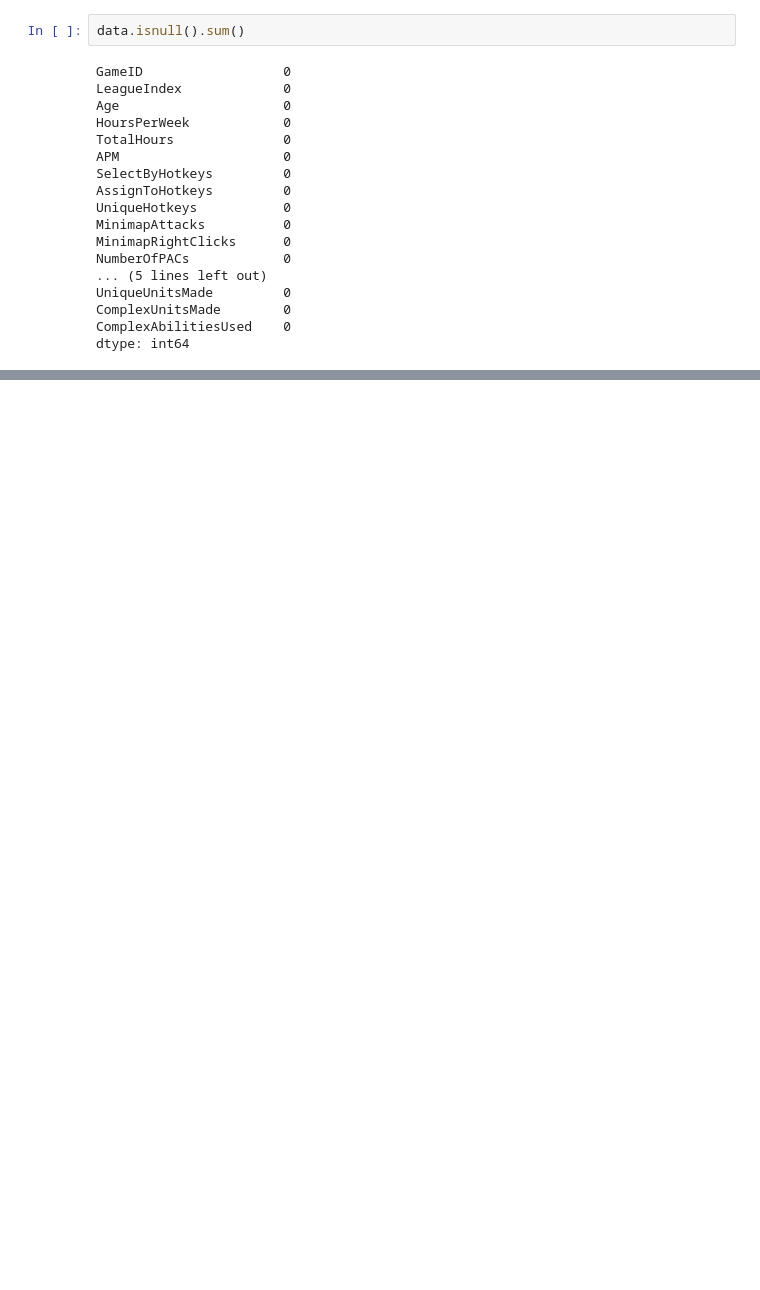
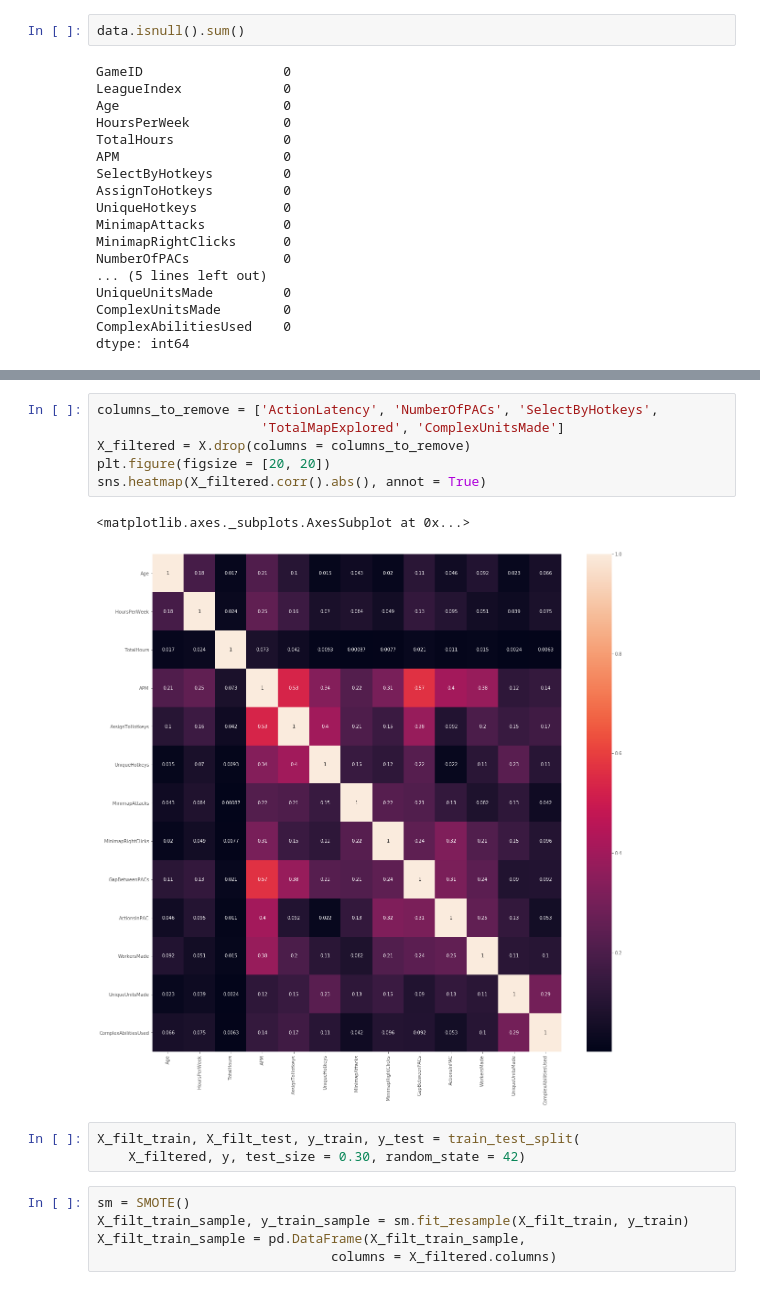
Before and after one commit to Atksmith88/dsc-mod-5-project-online-ds-ft-090919, a Jupyter notebook: Mod-5-Project.ipynb, the cells around one changed output, grey strips where cells are left out. Saved outputs shown, nothing was run; the diff lists cells and outputs as text; blank space fills up the shorter version.

```diff
--- a/Mod-5-Project.ipynb
+++ b/Mod-5-Project.ipynb
@@ -57,0 +310,17 @@ dtype: int64
+# %%
+columns_to_remove = ['ActionLatency', 'NumberOfPACs', 'SelectByHotkeys',
+                     'TotalMapExplored', 'ComplexUnitsMade']
+X_filtered = X.drop(columns = columns_to_remove)
+plt.figure(figsize = [20, 20])
+sns.heatmap(X_filtered.corr().abs(), annot = True)
+# %% [output]
+<matplotlib.axes._subplots.AxesSubplot at 0x...>
+[figure, added]
+# %%
+X_filt_train, X_filt_test, y_train, y_test = train_test_split(
+    X_filtered, y, test_size = 0.30, random_state = 42)
+# %%
+sm = SMOTE()
+X_filt_train_sample, y_train_sample = sm.fit_resample(X_filt_train, y_train)
+X_filt_train_sample = pd.DataFrame(X_filt_train_sample,
+                              columns = X_filtered.columns)
```
Also changed, not shown: parts of 79 cells of this notebook, 6 other files.
